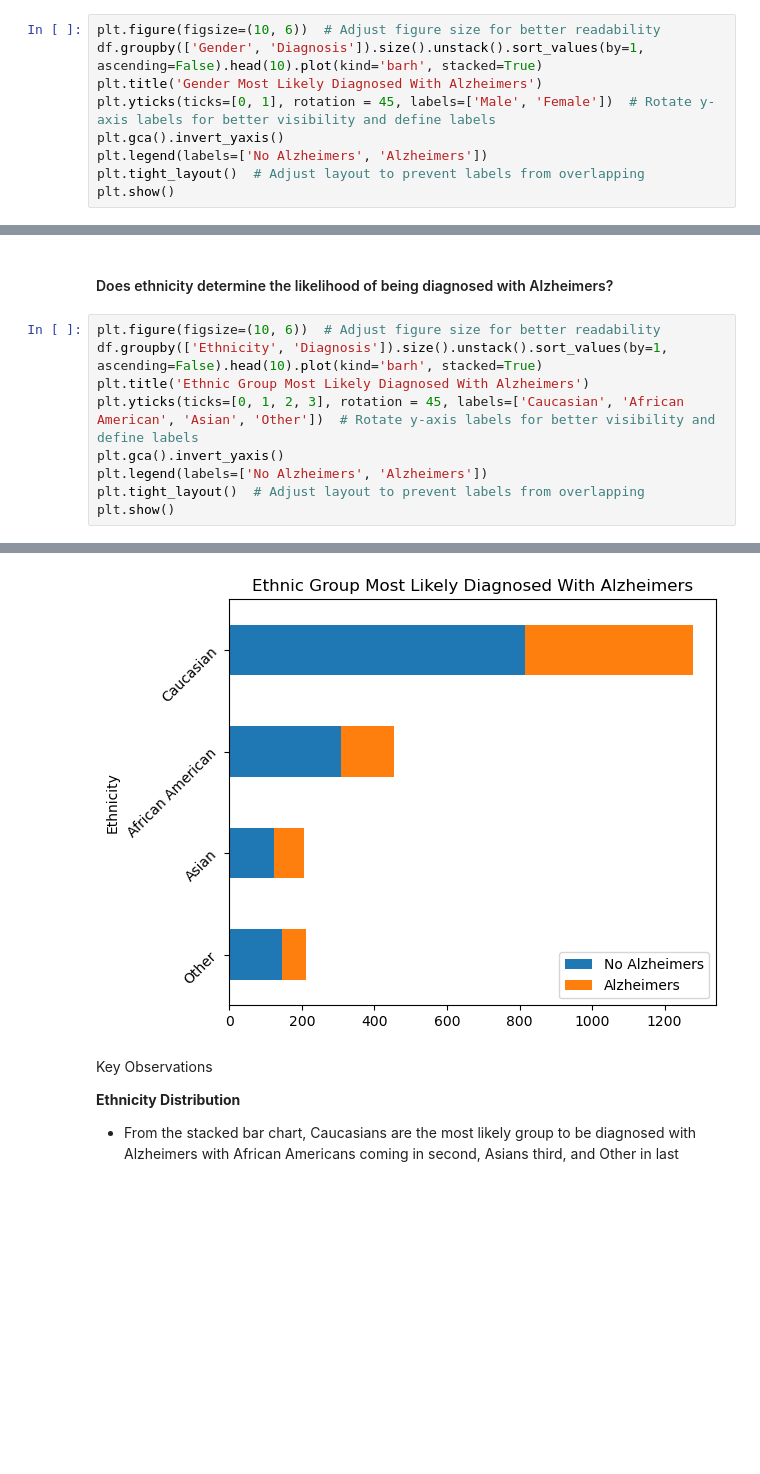
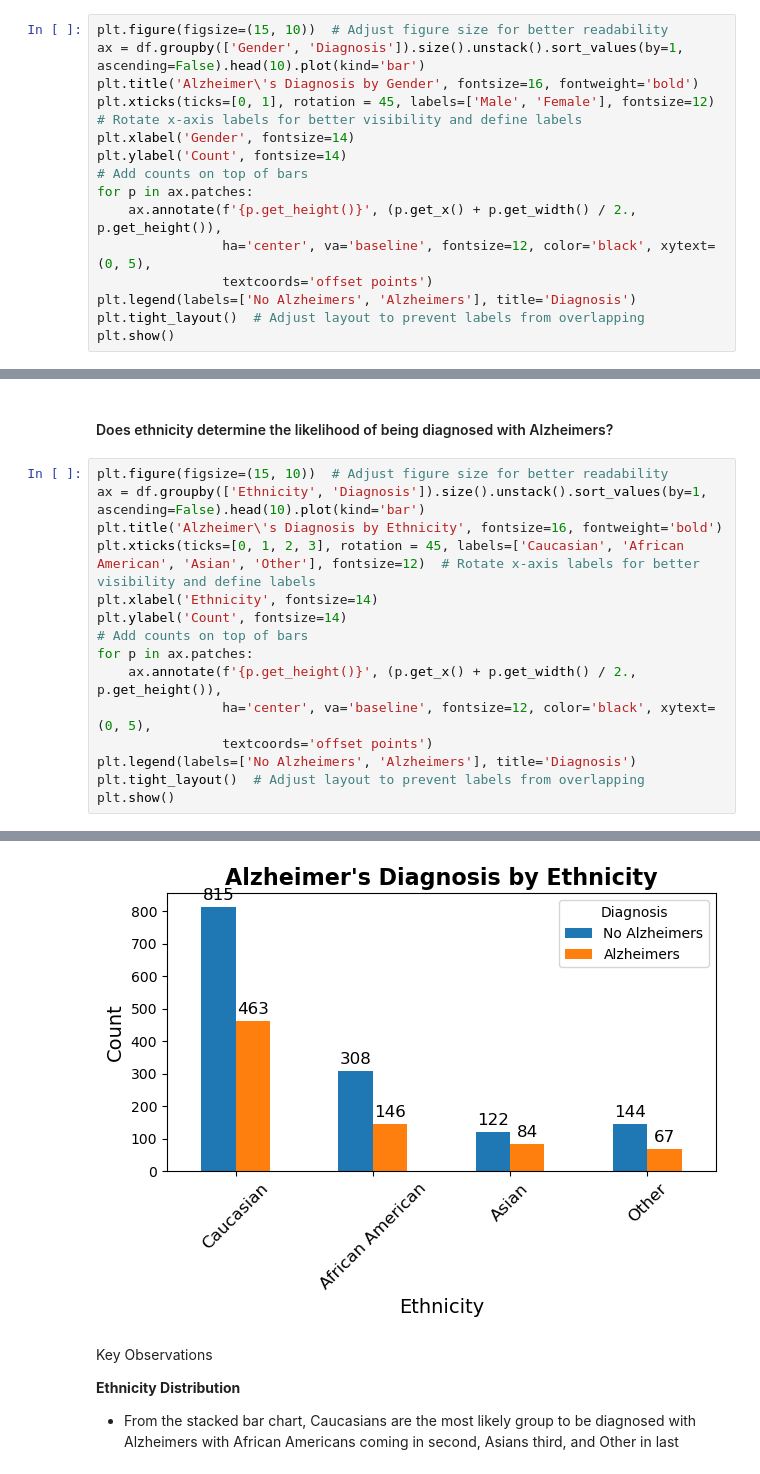
Before and after one commit to sakshirgangurde/MM0001-Operation-Mind-Shield, a Jupyter notebook: submissions/olivia-hinson/olivia_operation_mind_shield.ipynb, the cells around one changed output, grey strips where cells are left out. Cells and saved outputs as stored; diff of their text form; blank space fills up the shorter version.

```diff
--- a/submissions/olivia-hinson/olivia_operation_mind_shield.ipynb
+++ b/submissions/olivia-hinson/olivia_operation_mind_shield.ipynb
@@ -370,12 +371,18 @@ Key Observations
 # %% [markdown]
 #### Are there more females than males that are diagnosed with Alzeheimers?
 # %%
-plt.figure(figsize=(10, 6))  # Adjust figure size for better readability
-df.groupby(['Gender', 'Diagnosis']).size().unstack().sort_values(by=1, ascending=False).head(10).plot(kind='barh', stacked=True)
-plt.title('Gender Most Likely Diagnosed With Alzheimers')
-plt.yticks(ticks=[0, 1], rotation = 45, labels=['Male', 'Female'])  # Rotate y-axis labels for better visibility and define labels
-plt.gca().invert_yaxis()
-plt.legend(labels=['No Alzheimers', 'Alzheimers'])
+plt.figure(figsize=(15, 10))  # Adjust figure size for better readability
+ax = df.groupby(['Gender', 'Diagnosis']).size().unstack().sort_values(by=1, ascending=False).head(10).plot(kind='bar')
+plt.title('Alzheimer\'s Diagnosis by Gender', fontsize=16, fontweight='bold')
+plt.xticks(ticks=[0, 1], rotation = 45, labels=['Male', 'Female'], fontsize=12)  # Rotate x-axis labels for better visibility and define labels
+plt.xlabel('Gender', fontsize=14)
+plt.ylabel('Count', fontsize=14)
+# Add counts on top of bars
+for p in ax.patches:
+    ax.annotate(f'{p.get_height()}', (p.get_x() + p.get_width() / 2., p.get_height()),
+                ha='center', va='baseline', fontsize=12, color='black', xytext=(0, 5),
+                textcoords='offset points')
+plt.legend(labels=['No Alzheimers', 'Alzheimers'], title='Diagnosis')
 plt.tight_layout()  # Adjust layout to prevent labels from overlapping
 plt.show()
 # %% [output]
@@ -391,12 +398,18 @@ Gender doesn't seem to be affected on whether they are diagnosed with Alzheimers
 # %% [markdown]
 #### Does ethnicity determine the likelihood of being diagnosed with Alzheimers?
 # %%
-plt.figure(figsize=(10, 6))  # Adjust figure size for better readability
-df.groupby(['Ethnicity', 'Diagnosis']).size().unstack().sort_values(by=1, ascending=False).head(10).plot(kind='barh', stacked=True)
-plt.title('Ethnic Group Most Likely Diagnosed With Alzheimers')
-plt.yticks(ticks=[0, 1, 2, 3], rotation = 45, labels=['Caucasian', 'African American', 'Asian', 'Other'])  # Rotate y-axis labels for better visibility and define labels
-plt.gca().invert_yaxis()
-plt.legend(labels=['No Alzheimers', 'Alzheimers'])
+plt.figure(figsize=(15, 10))  # Adjust figure size for better readability
+ax = df.groupby(['Ethnicity', 'Diagnosis']).size().unstack().sort_values(by=1, ascending=False).head(10).plot(kind='bar')
+plt.title('Alzheimer\'s Diagnosis by Ethnicity', fontsize=16, fontweight='bold')
+plt.xticks(ticks=[0, 1, 2, 3], rotation = 45, labels=['Caucasian', 'African American', 'Asian', 'Other'], fontsize=12)  # Rotate x-axis labels for better visibility and define labels
+plt.xlabel('Ethnicity', fontsize=14)
+plt.ylabel('Count', fontsize=14)
+# Add counts on top of bars
+for p in ax.patches:
+    ax.annotate(f'{p.get_height()}', (p.get_x() + p.get_width() / 2., p.get_height()),
+                ha='center', va='baseline', fontsize=12, color='black', xytext=(0, 5),
+                textcoords='offset points')
+plt.legend(labels=['No Alzheimers', 'Alzheimers'], title='Diagnosis')
 plt.tight_layout()  # Adjust layout to prevent labels from overlapping
 plt.show()
 # %% [output]
@@ -404,4 +417,4 @@ plt.show()
-[figure, old version]
+[figure, new version]
 # %% [markdown]
 Key Observations
 
```
Also changed, not shown: parts of 18 cells of this notebook, 1 other file.
